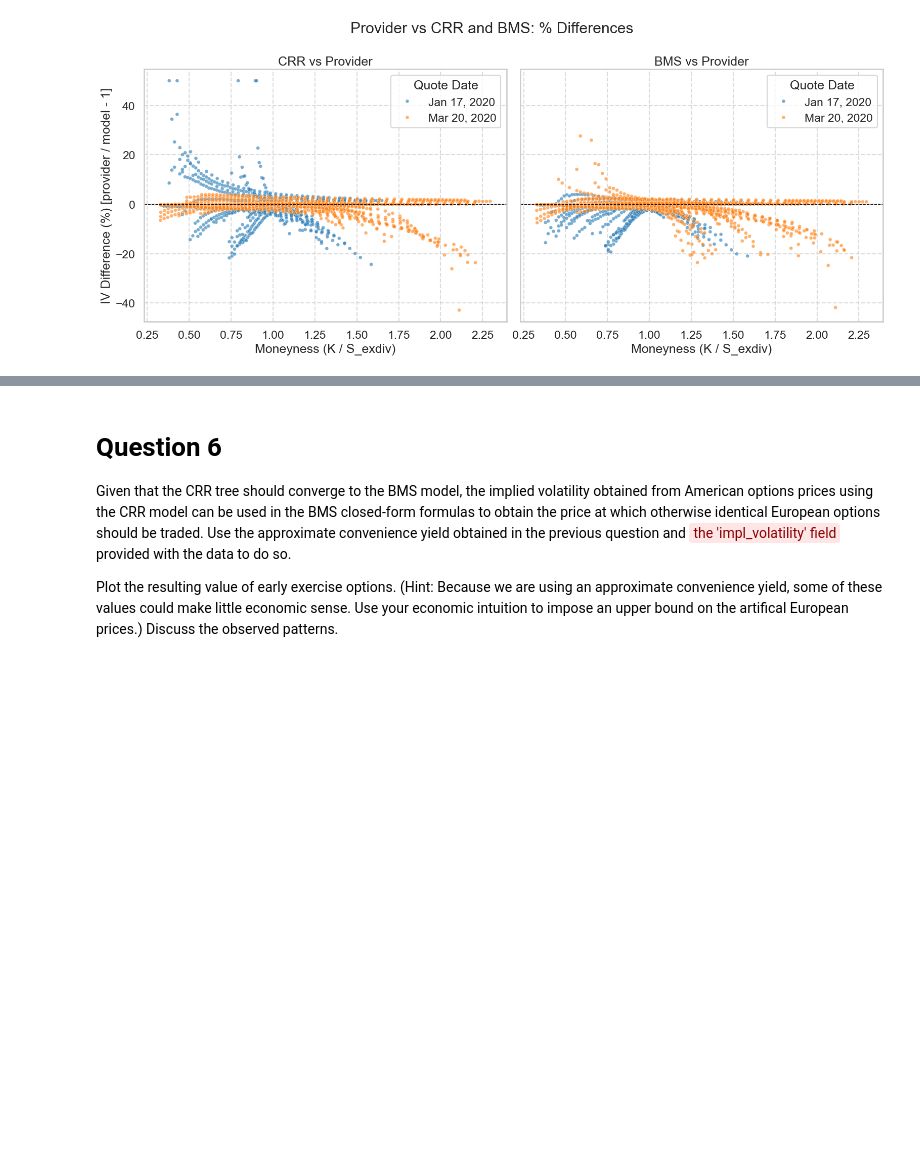
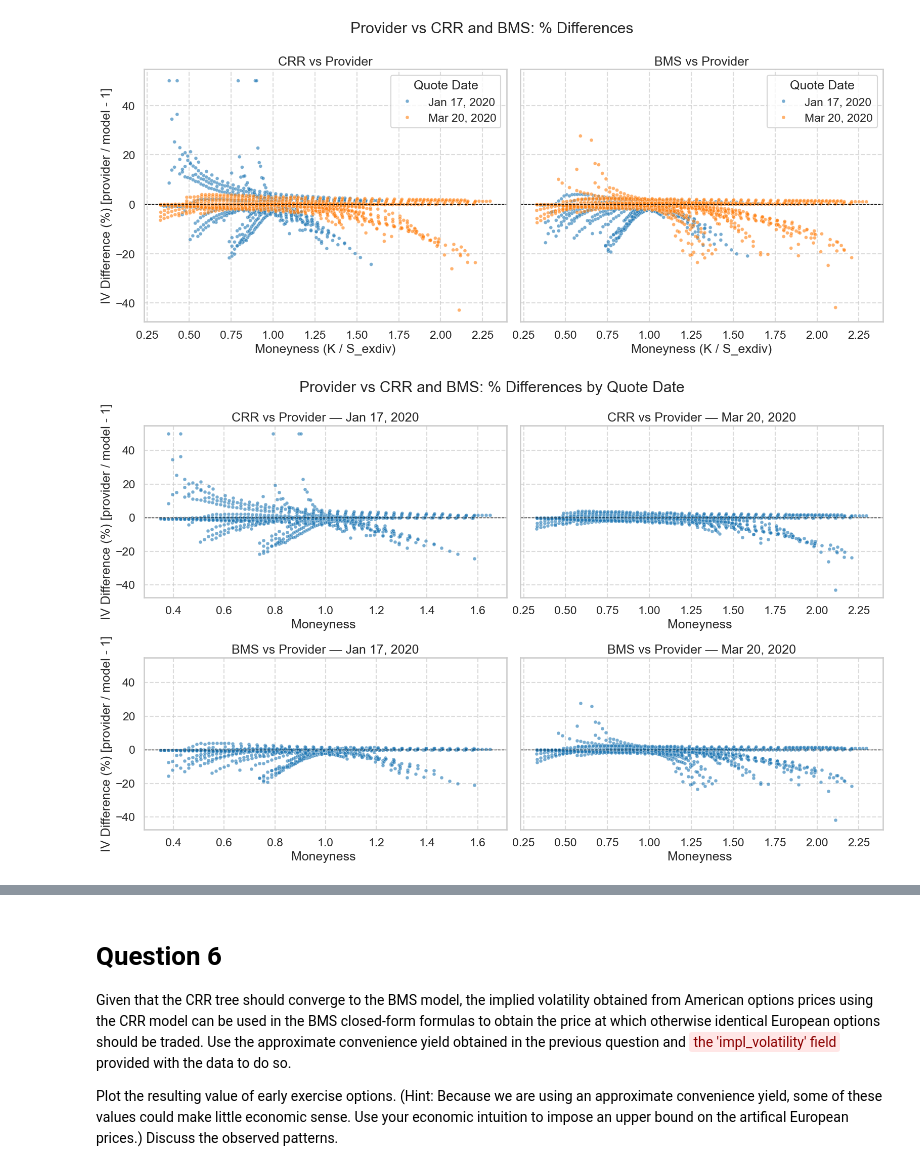
Before and after one commit to geoffroy-h-e/derivatives_p1, a Jupyter notebook: Derivatives_assignment_1/assignmentv2.ipynb, the cells around one changed output, grey strips where cells are left out. Cells and saved outputs as stored; diff of their text form; code cells hidden in the pictures; blank space fills up the shorter version.

```diff
--- a/Derivatives_assignment_1/assignmentv2.ipynb
+++ b/Derivatives_assignment_1/assignmentv2.ipynb
@@ -674,3 +674,62 @@ Jan 17, 2020 BMS vs Provider  0.006633  0.015347  1.990902  0.005756
 Mar 20, 2020 BMS vs Provider  0.011693  0.028680  2.117203  0.004793
              CRR vs Provider  0.007032  0.014448  1.607141  0.004528
 [figure]
+# %%
+if have_bms:
+    # Ensure helper cols exist
+    cmp["date"] = pd.to_datetime(cmp["date"]).dt.normalize()
+    dates_map = {pd.Timestamp("2020-01-17"): "Jan 17, 2020",
+                 pd.Timestamp("2020-03-20"): "Mar 20, 2020"}
+    cmp["quote_date"] = cmp["date"].map(dates_map)
+    cmp["moneyness"] = cmp["strike"] / cmp["stock_exdiv"]
+    cmp["crr_diff_%"] = 100*(cmp["impl_volatility"]/cmp["iv_crr"] - 1)
+    cmp["bms_diff_%"] = 100*(cmp["impl_volatility"]/cmp["implied_vol_bms"] - 1)
+
+    # clip for readability
+    cmp["crr_diff_clip"] = cmp["crr_diff_%"].clip(-50, 50)
+    cmp["bms_diff_clip"] = cmp["bms_diff_%"].clip(-50, 50)
+
+    # Plot 2×2: columns = quote dates, rows = model (CRR top, BMS bottom)
+    sns.set_context("talk"); sns.set_style("whitegrid")
+    fig, axes = plt.subplots(2, 2, figsize=(16, 10), sharey=True)
+
+    panels = [
+        ("CRR vs Provider", "crr_diff_clip", "Jan 17, 2020", 0, 0),
+        ("CRR vs Provider", "crr_diff_clip", "Mar 20, 2020", 0, 1),
+        ("BMS vs Provider", "bms_diff_clip", "Jan 17, 2020", 1, 0),
+        ("BMS vs Provider", "bms_diff_clip", "Mar 20, 2020", 1, 1),
+    ]
+
+    # If you want hue by expiration, keep hue='exdate'; otherwise set hue=None
+    use_hue = "exdate" in cmp.columns
+
+    for title, ycol, qlabel, r, c in panels:
+        ax = axes[r, c]
+        sub = cmp[(cmp["quote_date"] == qlabel) & cmp[ycol].notna()].copy()
+        sns.scatterplot(
+            data=sub,
+            x="moneyness", y=ycol,
+            hue=("exdate" if use_hue else None),
+            palette=("tab10" if use_hue else None),
+            alpha=0.6, s=25, ax=ax, legend=use_hue
+        )
+        ax.axhline(0, color="black", linestyle="--", linewidth=1)
+        ax.set_title(f"{title} — {qlabel}")
+        ax.set_xlabel("Moneyness ")
+        ax.set_ylabel("IV Difference (%) [provider / model - 1]" if c == 0 else "")
+        ax.grid(True, linestyle="--", alpha=0.7)
+        if not use_hue and ax.legend_:
+            ax.legend_.remove()
+
+    # One shared legend if hue by expiration
+    if use_hue:
+        handles, labels = axes[0,1].get_legend_handles_labels()
+        fig.legend(handles, labels, title="Expiration", loc="upper center", ncol=4, frameon=True)
+
+    fig.suptitle("Provider vs CRR and BMS: % Differences by Quote Date")
+    plt.tight_layout()
+    plt.show()
+else:
+    print("implied_vol_bms not found — cannot create 2×2 CRR/BMS comparison.")
+# %% [output]
+[figure, added]
```
Also changed, not shown: parts of 4 cells of this notebook, 3 other files.
